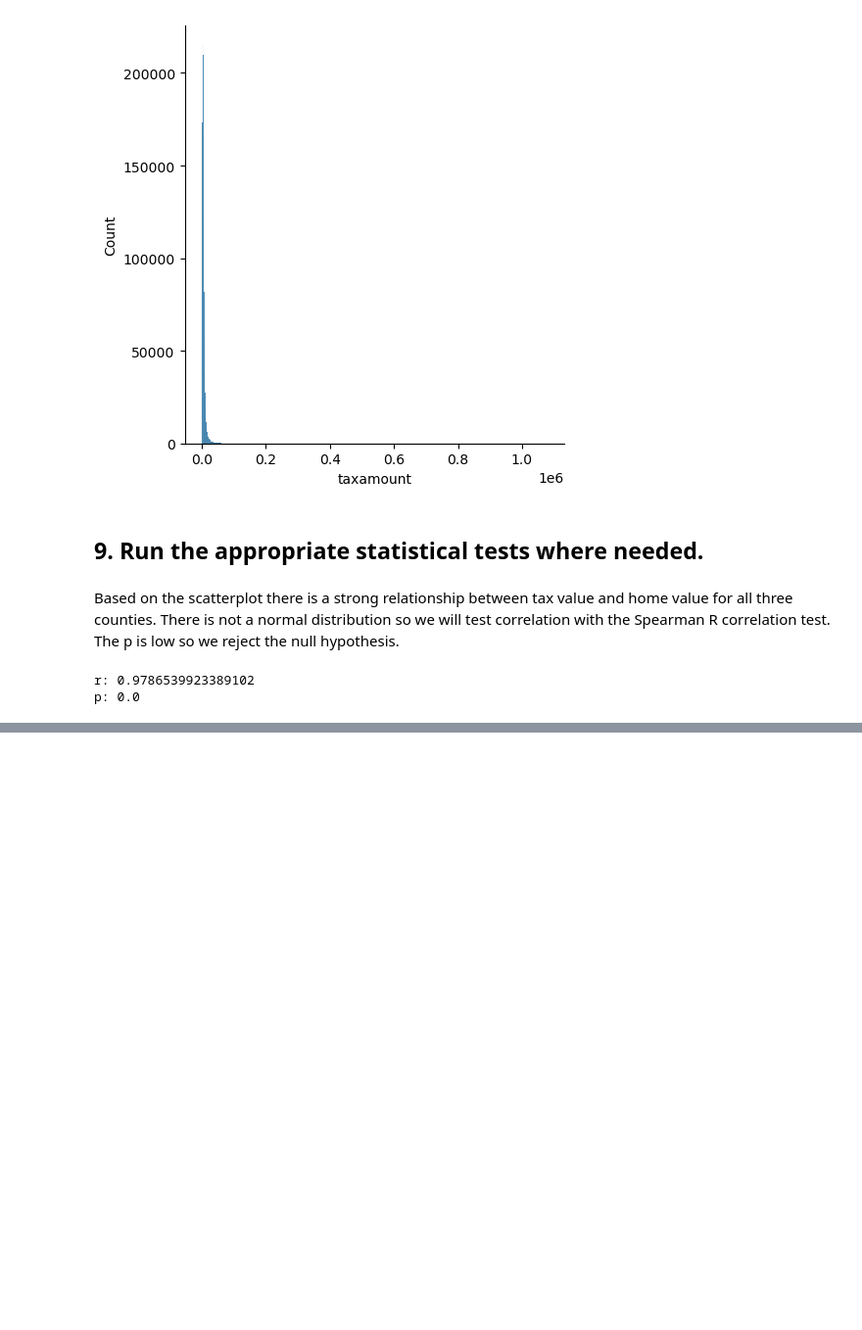
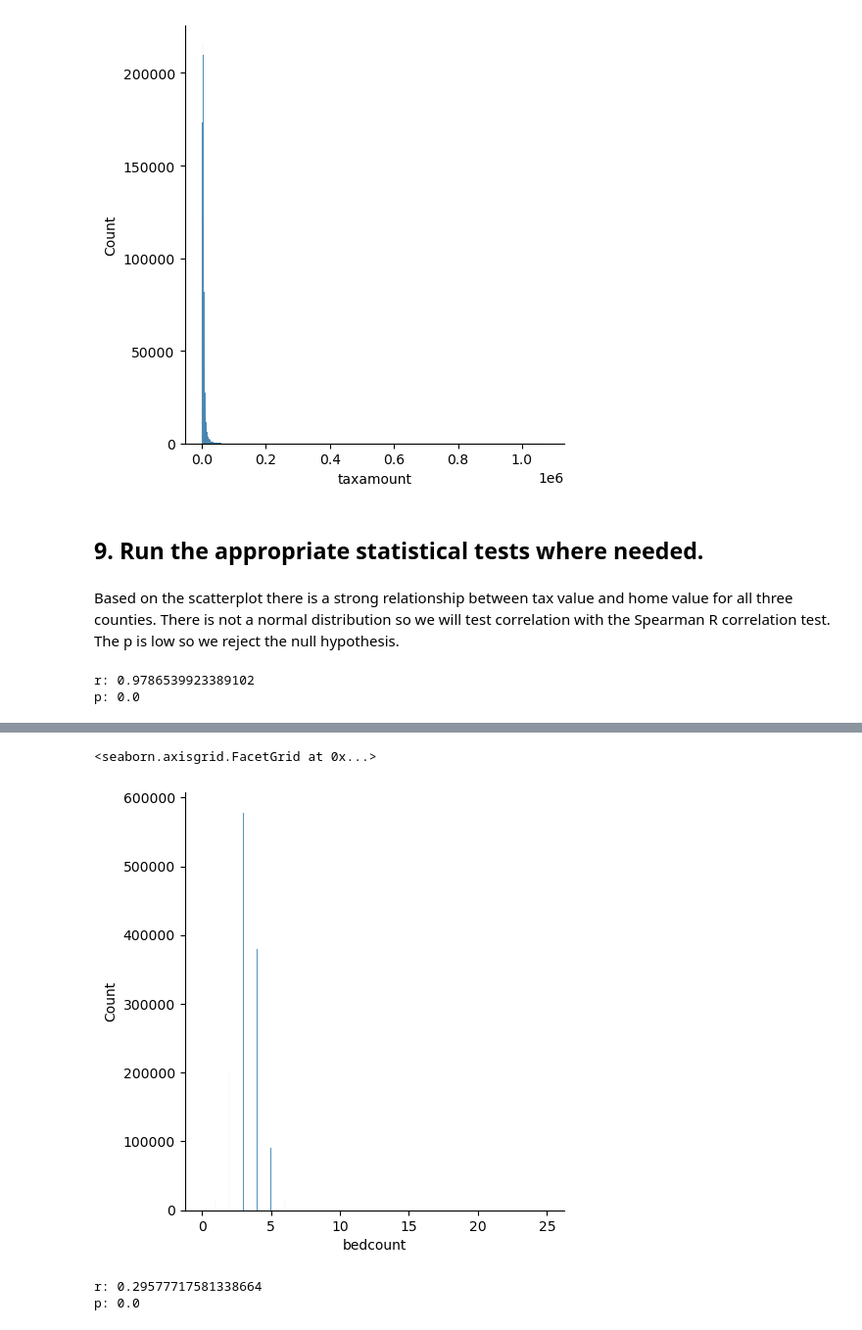
Before and after one commit to elizabethswarren/regression-exercises, a Jupyter notebook: exploration.ipynb, the cells around one changed output, grey strips where cells are left out. Shown at 98% size. Drawn from its saved outputs; the diff is of its cells as text; code cells hidden in the pictures; blank space fills up the shorter version.

```diff
--- a/exploration.ipynb
+++ b/exploration.ipynb
@@ -137,0 +141,13 @@ p: 0.0
+# %%
+sns.displot(train, x='bedcount')
+# %% [output]
+<seaborn.axisgrid.FacetGrid at 0x...>
+[figure, added]
+# %%
+r, p = spearmanr(train.bedcount, train.value)
+
+print('r:', r)
+print('p:', p)
+# %% [output]
+r: 0.29577717581338664
+p: 0.0
```
Also changed, not shown: parts of 20 cells of this notebook.
